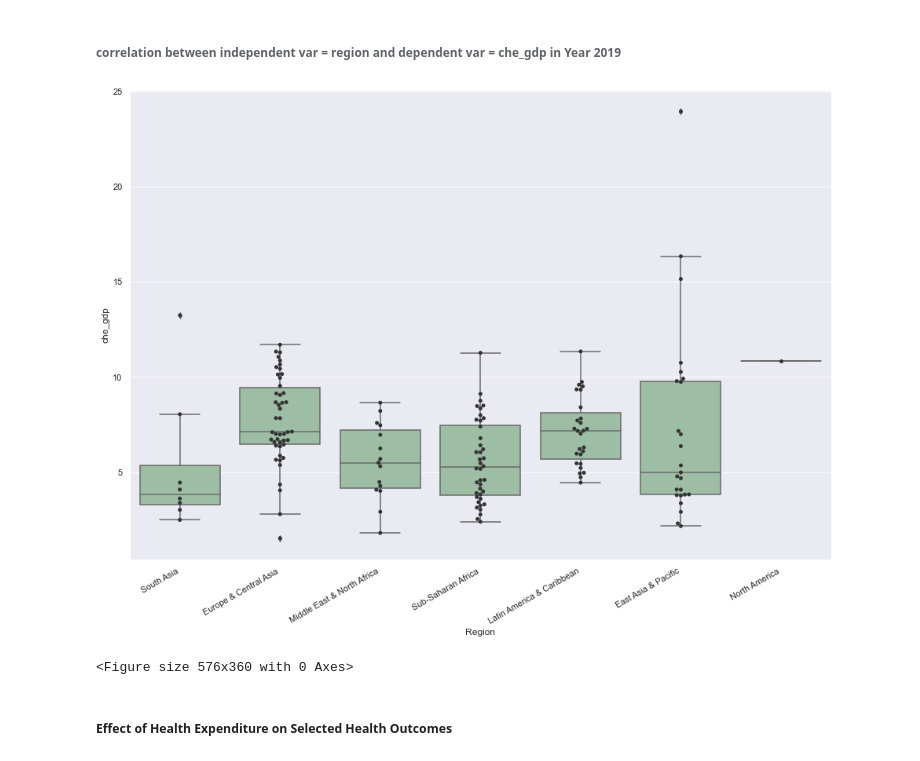
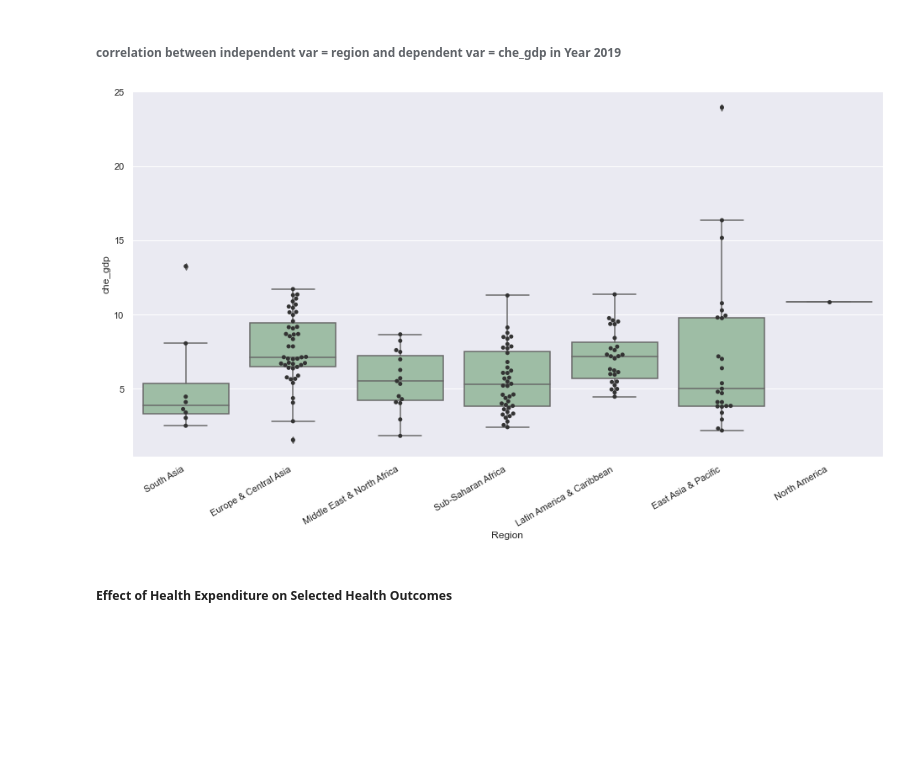
Before and after one commit to ABELAAAZ/2022Spring_Finals, a Jupyter notebook: two original code/H2healthExp.ipynb, the cells around one changed output. Cells and saved outputs as stored; diff of their text form; code cells hidden in the pictures; blank space fills up the shorter version.

```diff
--- a/two original code/H2healthExp.ipynb
+++ b/two original code/H2healthExp.ipynb
@@ -31,6 +22,7 @@ countryInfo
 # %%
 healthExp = pd.read_excel("healthExp_data.xlsx",sheet_name='cleaned')
 healthExp = healthExp[['country','year','che_gdp']]
+healthExp = healthExp.astype({"year": str})
 # merge datasets based on two columns:
 countryInfoAll = countryInfo.merge(healthExp, left_on=['Country','Year'], right_on=['country','year']) # inner join
 countryInfoAll = countryInfoAll[['Country','Region','CountryCode','Year','incomeGroup','che_gdp']]
@@ -154,6 +133,7 @@ def formatWithSex(name, df):
     df = df.reset_index()
     df.rename(columns={'BTSX':f'{name}_BTSX','FMLE':f'{name}_FMLE','MLE':f'{name}_MLE'},inplace=True)
     df = df[['countrycode','year',f'{name}_BTSX',f'{name}_FMLE',f'{name}_MLE']]
+    df = df.astype({"year": str})
     df = df.rename_axis(None, axis=1) # remove "Sex" as the index name
     return df
 
@@ -190,6 +154,9 @@ MaternalMortalityRatio = formatWithoutSex(MaternalMortalityRatio_1)
 # the average of Maternal Mortality Ratio over the world was decreasing over time
 
 # MaternalMortalityRatio: definition
+plt.figure(figsize=(16,8))
 MaternalMortalityRatio = MaternalMortalityRatio.sort_values('year')
 sns.lineplot(data=MaternalMortalityRatio, x="year", sort=False,y="MaternalMortalityRatio")
+sns.set(rc={"figure.figsize":(3, 4)})
+plt.show()
 # %% [output]
@@ -240,6 +202,8 @@ anova_table
 | Region | 1545.575362 | 6.0 | 41.649355 | 4.028204e-49 |
 | Residual | 19581.301987 | 3166.0 | NaN | NaN |
 # %%
+# InfoAll['Year']
+InfoAll = InfoAll.astype({"Year": int})
 yearexp = InfoAll[['che_gdp','Year']].dropna()
 pearsonr(yearexp['che_gdp'], yearexp['Year'])
 # %% [output]
@@ -266,18 +230,18 @@ d
 ###### correlation between independent var = region and dependent var = che_gdp in Year 2019
 # %%
 # generate a boxplot to see the health expenditure distribution by income groups. Using boxplot, we can easily detect the differences between income groups
-import matplotlib.pyplot as plt
-import seaborn as sns
+
 # CAN is only country in North America
+
+plt.figure(figsize=(16,8))
 ax = sns.boxplot(x='Region', y='che_gdp', data= InfoAll[InfoAll['Year'] == 2019], color='#99c2a2')
 # sns.set(rc={'figure.figsize':(16,11)})
 ax = sns.swarmplot(x="Region", y="che_gdp", data=  InfoAll[InfoAll['Year'] == 2019],color=".2")
 ax.set_xticklabels(ax.get_xticklabels(),rotation=30, ha="right")
-
+sns.set(rc={"figure.figsize":(3, 4)})
 plt.show()
 # highest value: Tuvalu in East Asia
 # %% [output]
-[figure, old version]
+[figure, new version]
-<Figure size 576x360 with 0 Axes>
 # %% [markdown]
 ##### Effect of Health Expenditure on Selected Health Outcomes
```
Also changed, not shown: parts of 21 cells of this notebook.
